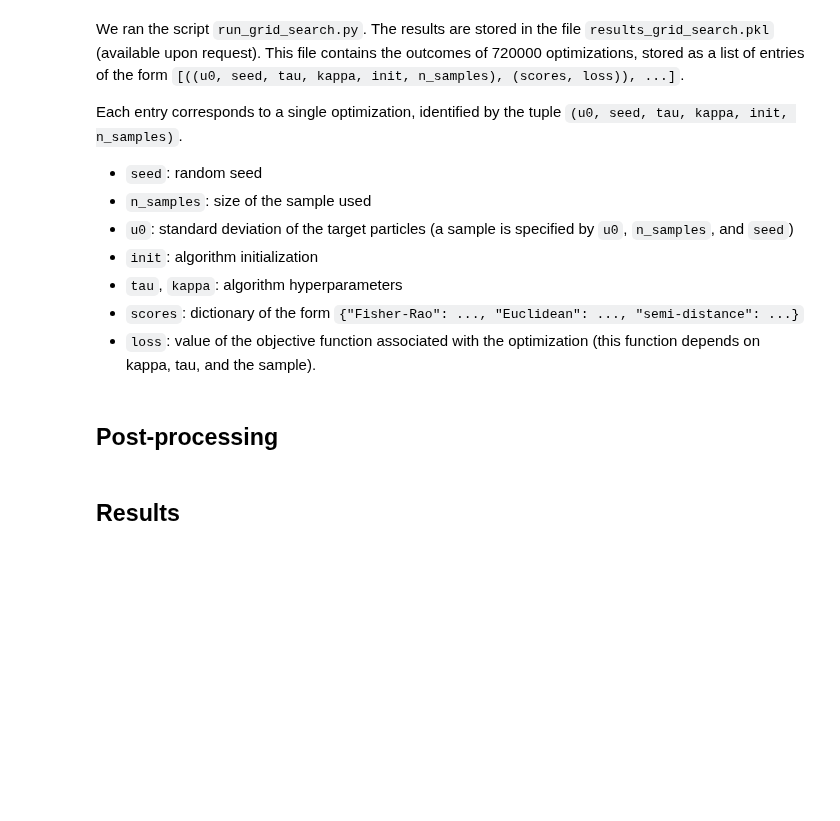
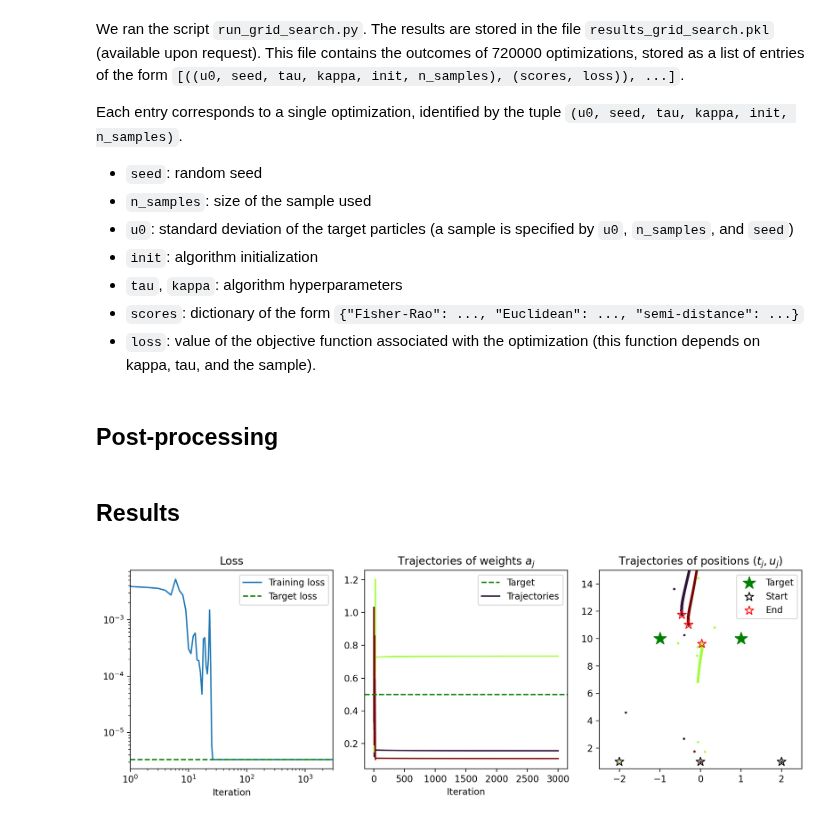
Before and after one commit to giardr/blasso_gmm_cpgd, a Jupyter notebook: cpgd_experiments.ipynb, the cells around one changed output. Cells and saved outputs as stored; diff of their text form; code cells hidden in the pictures; blank space fills up the shorter version.

```diff
--- a/cpgd_experiments.ipynb
+++ b/cpgd_experiments.ipynb
@@ -1301,3 +1358,33 @@ def plot_best_results(best_results):
+# %%
+u0=tab_u0[-1]
+tau=tab_tau[-1]
+kappa=tab_kappa[-6]
+n_samples=tab_n_samples[2]
+means_target = torch.tensor([[-1.0], [1.0]])
+sigmas_target = torch.tensor([[u0], [u0]])
+positions_target = torch.cat([means_target, sigmas_target], dim=-1)
+weights_target = 0.5 * torch.ones(2)
+
+target_gmm = make_diagonal_gmm(weights_target, means_target, sigmas_target)
+torch.manual_seed(tab_seed[0])
+samples = target_gmm.sample((n_samples,))
+
+# Optimization
+model = DiagonalGMMBlasso(kappa=kappa, y=samples, tau=tau, compute_norm_y=True)
+loss_target = compute_loss(model, means_target, sigmas_target, weights_target)
+
+iter_loss, iter_particles = adagrad_conic_optim(
+    model=model,
+    weights_init=tab_inits[0][:, -1],
+    positions_init=tab_inits[0][:, :-1],
+    n_iter=3000,
+    store_history=True
+)
+
+plot_all_1d(
+    iter_loss, iter_particles, loss_target, means_target, sigmas_target, weights_target, lim_axis=[-2.5,2.5,0.5,15])
+# %% [output]
+[figure, added]
 # %%
 import pickle
 
```
Also changed, not shown: parts of 11 cells of this notebook.
